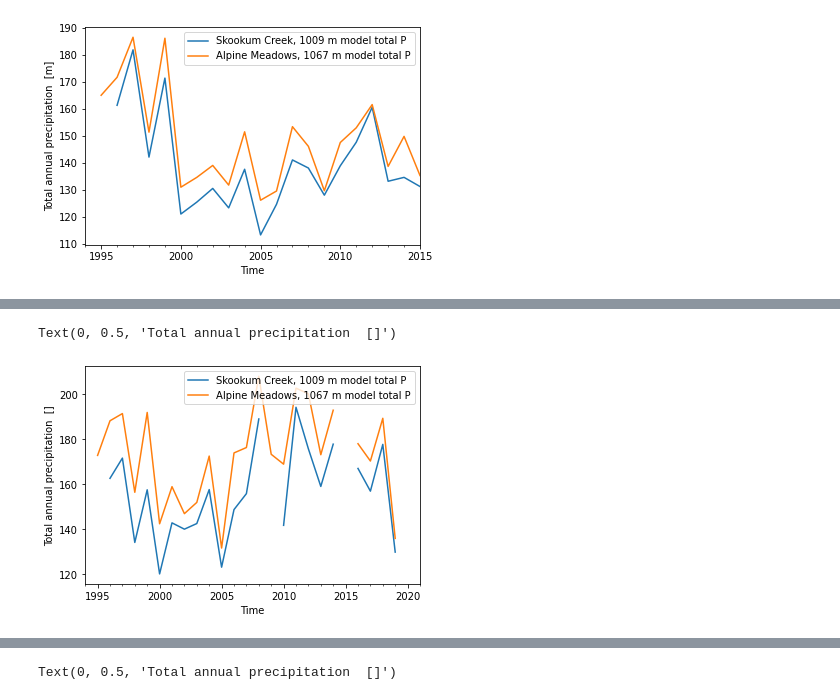
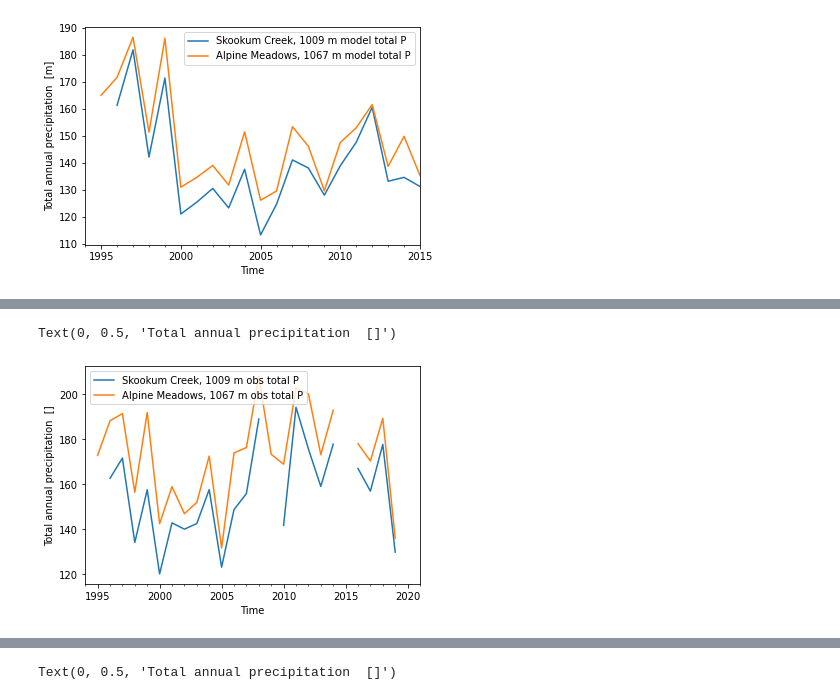
Before and after one commit to NCristea/Snow_SCL, a Jupyter notebook: compare_datasets.ipynb, the cells around one changed output, grey strips where cells are left out. Cells and saved outputs as stored; diff of their text form; code cells hidden in the pictures.

```diff
--- a/compare_datasets.ipynb
+++ b/compare_datasets.ipynb
@@ -148,22 +148,22 @@ dtype: float64
 # %%
 #calculate total P from observations
 annual_P_Alpine_bcbq_obs = xc.atmos.precip_accumulation(ds_bcbq_obs_Alpine.daily_P_in, freq="YS")
 annual_P_Skookum_bcbq_obs = xc.atmos.precip_accumulation(ds_bcbq_obs_Skookum.daily_P_in, freq="YS")
 
 #convert to dataframe
 annual_P_Alpine_bcbq_obs_df = annual_P_Alpine_bcbq_obs.to_dataframe()
 annual_P_Skookum_bcbq_obs_df = annual_P_Skookum_bcbq_obs.to_dataframe()
 
 #plot obs P
 
-ax = annual_P_Skookum_bcbq_obs_df.plot(kind='line',  y = 'prcptot', label = 'Skookum Creek, 1009 m model total P')
-annual_P_Alpine_bcbq_obs_df.plot(kind='line', y = 'prcptot', label = 'Alpine Meadows, 1067 m model total P', ax = ax)
+ax = annual_P_Skookum_bcbq_obs_df.plot(kind='line',  y = 'prcptot', label = 'Skookum Creek, 1009 m obs total P')
+annual_P_Alpine_bcbq_obs_df.plot(kind='line', y = 'prcptot', label = 'Alpine Meadows, 1067 m obs total P', ax = ax)
 #ax.set_xlim([datetime(1995, 1, 21), datetime(2019, 12, 1)])
 plt.xlabel('Time')
 plt.ylabel('Total annual precipitation  []')
 # %% [output]
 Text(0, 0.5, 'Total annual precipitation  []')
-[figure, old version]
+[figure, new version]
 # %%
 #snotel_Skookum.index.set_names('time', inplace=True)
 #plot observed total P model vs. observed at Alpine Meadows
```
Also changed, not shown: parts of 11 cells of this notebook, 8 other files.
